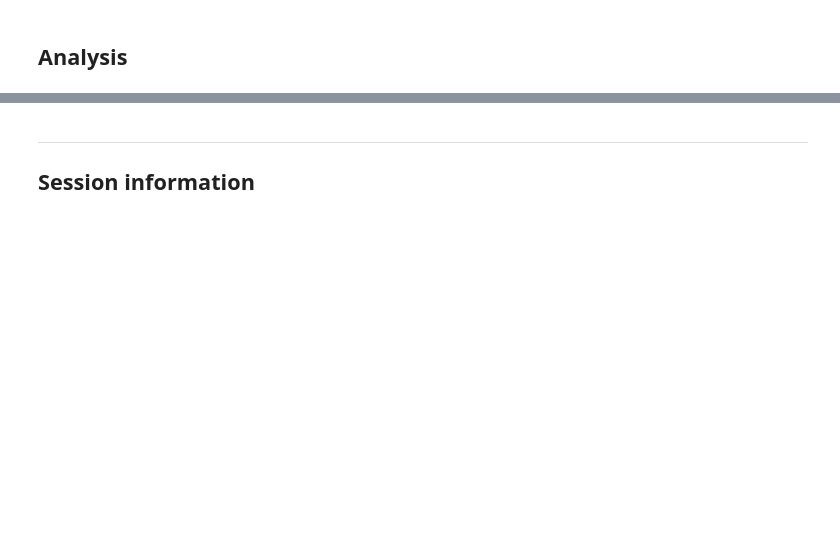
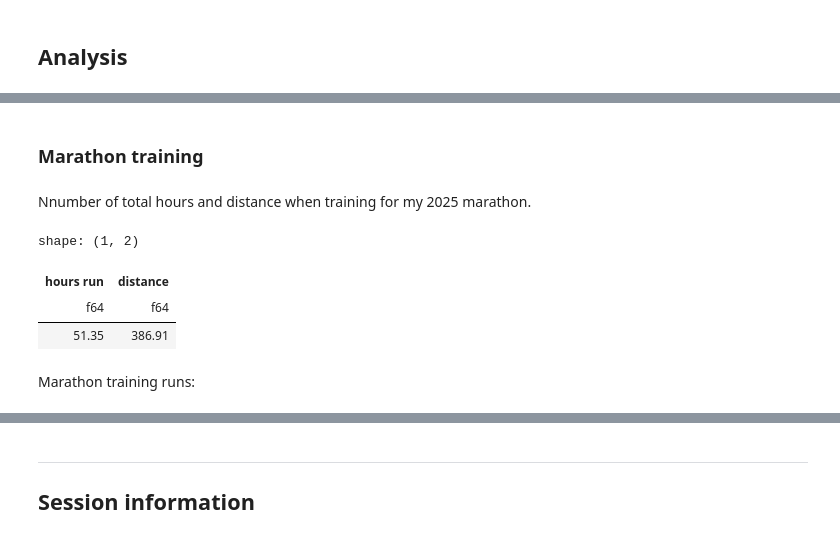
Before and after one commit to jhrcook/run-tracker-analysis, a Jupyter notebook: analysis.ipynb, the cells around one changed output, grey strips where cells are left out. Cells and saved outputs as stored; diff of their text form; code cells hidden in the pictures; blank space fills up the shorter version.

```diff
--- a/analysis.ipynb
+++ b/analysis.ipynb
@@ -133,11 +171,22 @@ plt.show()
+# %% [markdown]
+### Marathon training
+# %% [markdown]
+Nnumber of total hours and distance when training for my 2025 marathon.
 # %%
 runs_data.filter(pl.col("is_marathon_training")).with_columns(
-    (pl.col("total_duration_minutes") / 60).alias("total_duration_hours")
+    (pl.col("total_duration_minutes") / 60).alias("total_duration_hours").round(2)
 ).group_by("is_marathon_training").agg(
     pl.col("total_duration_hours").sum(), pl.col("Distance").sum()
 ).drop("is_marathon_training").rename(
     {"total_duration_hours": "hours run", "Distance": "distance"}
 )
+# %% [output]
+shape: (1, 2)
+| hours run | distance |
+| f64 | f64 |
+| 51.35 | 386.91 |
+# %% [markdown]
+Marathon training runs:
 # %%
 plot_data = runs_data.filter(pl.col("is_marathon_training")).to_pandas()
 
```
Also changed, not shown: parts of 11 cells of this notebook, 6 other files.
